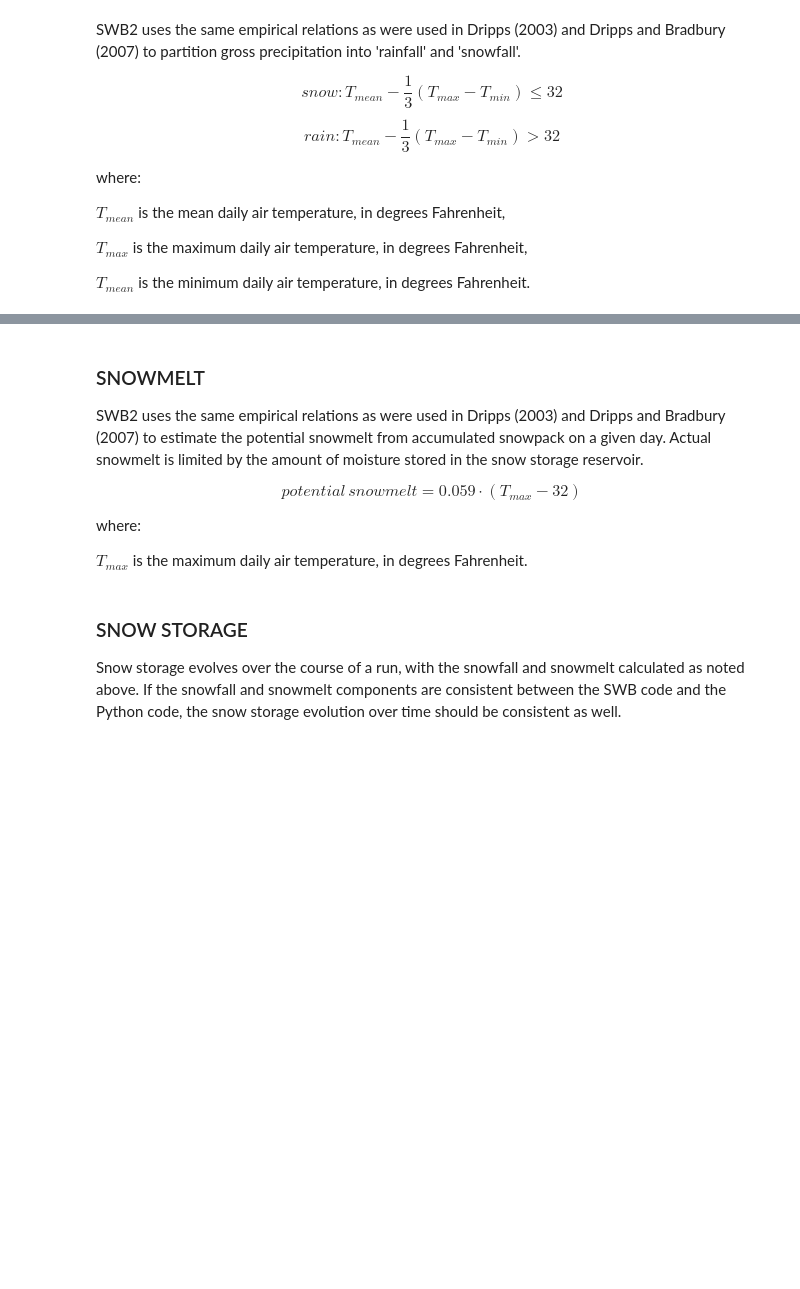
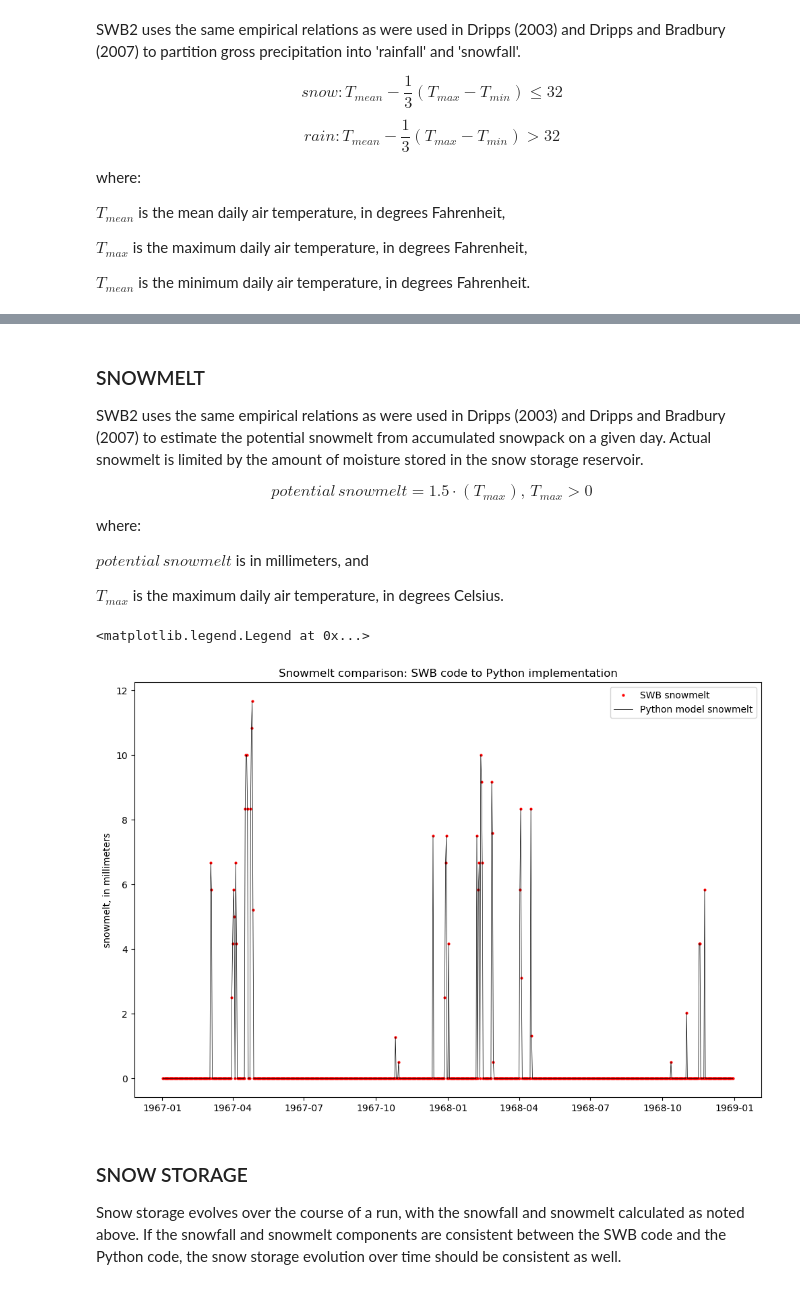
Before and after one commit to smwesten-usgs/swb2_tests, a Jupyter notebook: jupyter/simple_test_w_tm_tables.ipynb, the cells around one changed output, grey strips where cells are left out. Drawn from its saved outputs; the diff is of its cells as text; code cells hidden in the pictures; blank space fills up the shorter version.

```diff
--- a/jupyter/simple_test_w_tm_tables.ipynb
+++ b/jupyter/simple_test_w_tm_tables.ipynb
@@ -212,20 +267,25 @@ SWB2 uses the same empirical relations as were used in Dripps (2003) and Dripps
 
 
 $$
-potential\, snowmelt = 0.059 \cdot (T_{max} - 32)
+potential\, snowmelt = 1.5 \cdot (T_{max}), \, T_{max} > 0
 $$
 
 where:
 
-$T_{max}$ is the maximum daily air temperature, in degrees Fahrenheit.
+$potential\, snowmelt$ is in millimeters, and
+
+$T_{max}$ is the maximum daily air temperature, in degrees Celsius.
 # %%
 fig, ax = plt.subplots(1,1,figsize=(12, 8),sharex=False)
-ax.plot(df['date'], df['snowmelt'], marker='.', linestyle=' ', color='pink', markersize=4, label='SWB snowmelt')
+ax.plot(df['date'], df['snowmelt'], marker='.', linestyle=' ', color='red', markersize=4, label='SWB snowmelt')
 ax.plot(df['date'], df['snowmelt_e'], marker=' ', linestyle='-',
         color='black', linewidth=0.5, label='Python model snowmelt')
 ax.set_ylabel('snowmelt, in millimeters')
 ax.set_title('Snowmelt comparison: SWB code to Python implementation')
 ax.legend()
+# %% [output]
+<matplotlib.legend.Legend at 0x...>
+[figure, added]
 # %% [markdown]
 ### SNOW STORAGE
 
```
Also changed, not shown: parts of 17 cells of this notebook, 3 other files.
